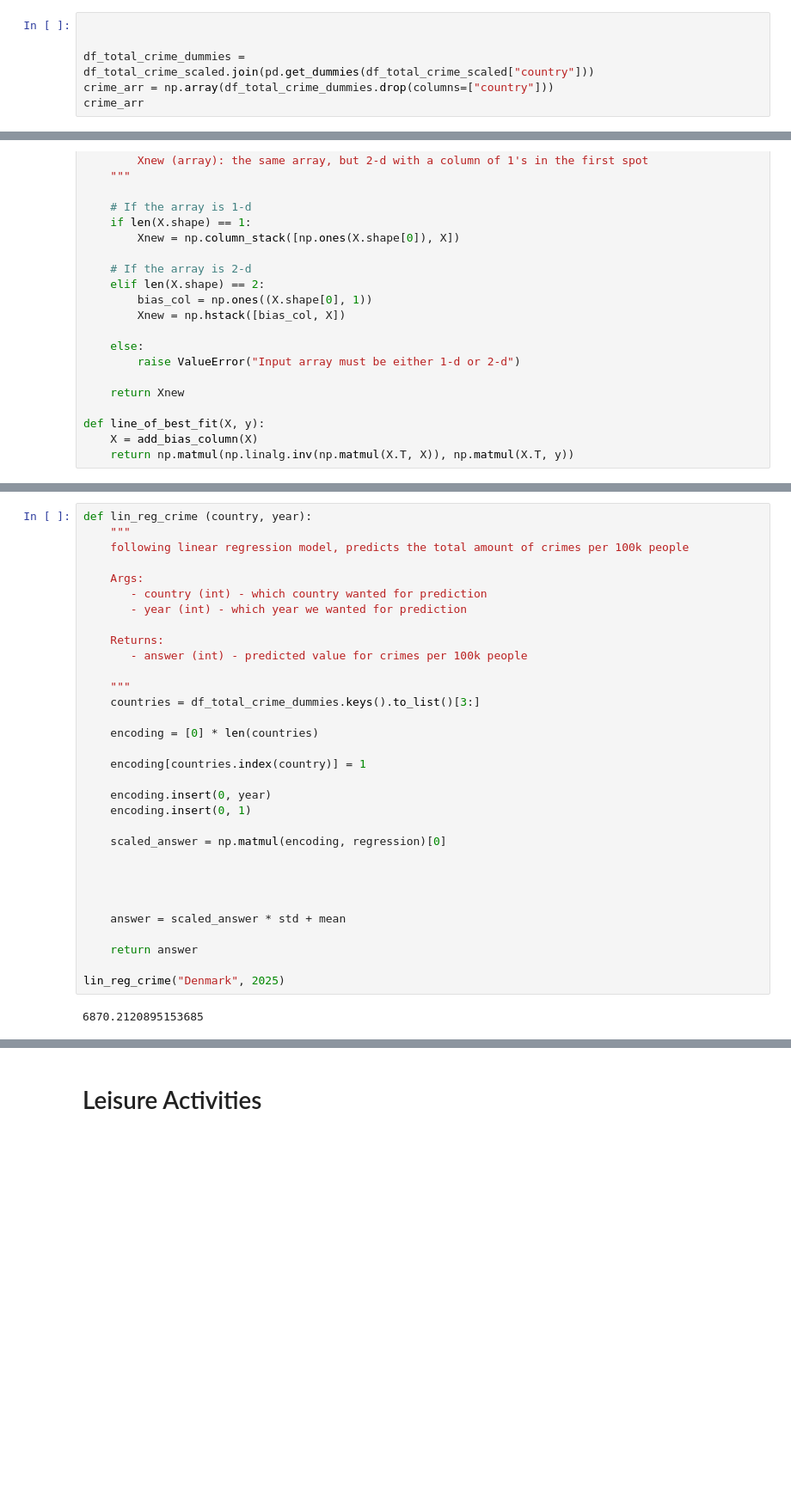
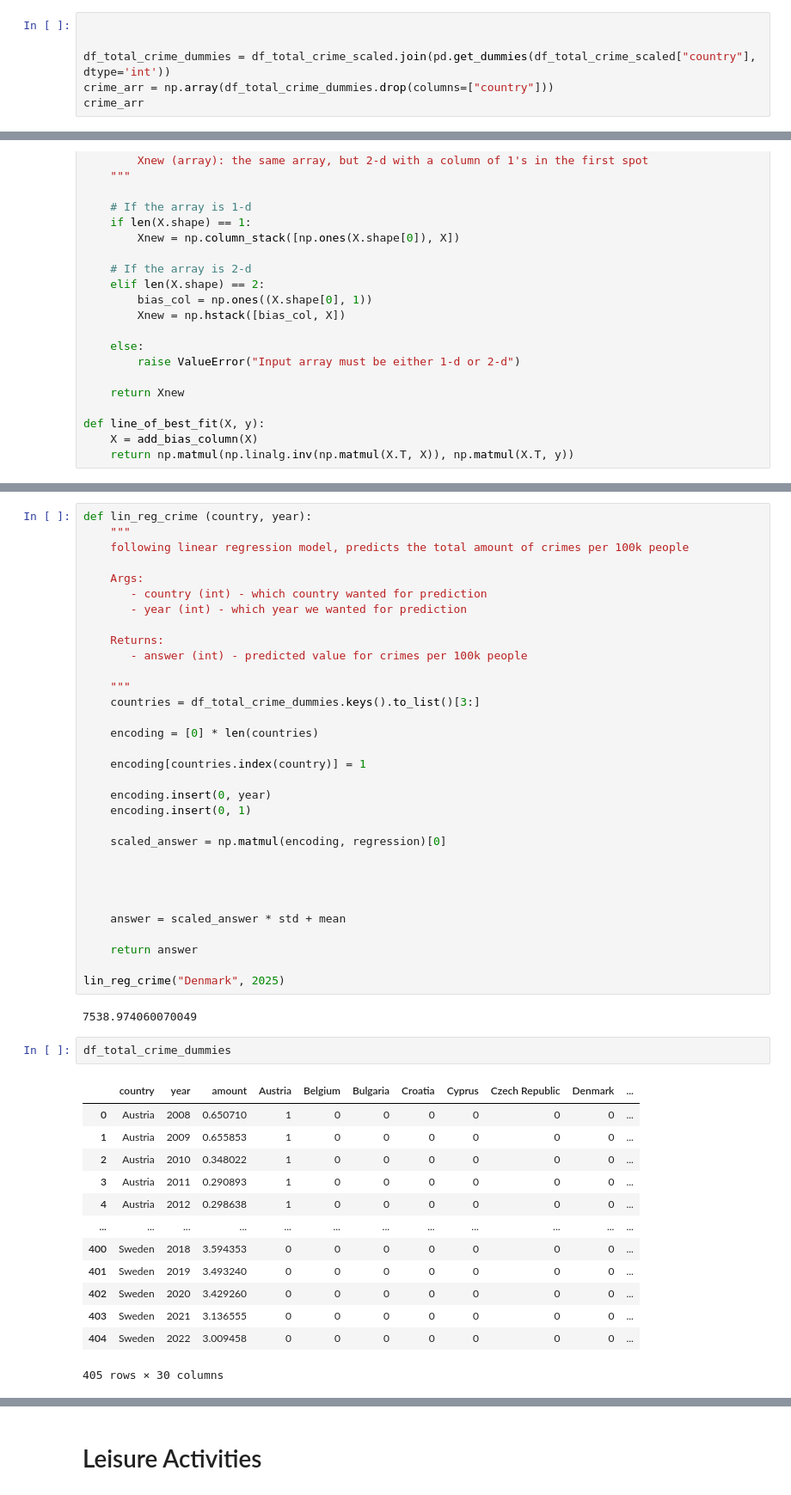
Before and after one commit to coyne1313/cs4973_project, a Jupyter notebook: Data Exploration/eurostat_data.ipynb, the cells around one changed output, grey strips where cells are left out. Shown at 86% size. Drawn from its saved outputs; the diff is of its cells as text; blank space fills up the shorter version.

```diff
--- a/Data Exploration/eurostat_data.ipynb
+++ b/Data Exploration/eurostat_data.ipynb
@@ -287,7 +289,7 @@ px.scatter(df_total_crime_scaled, x="year", y="amount", color="country")
 # %%
 
 
-df_total_crime_dummies = df_total_crime_scaled.join(pd.get_dummies(df_total_crime_scaled["country"]))
+df_total_crime_dummies = df_total_crime_scaled.join(pd.get_dummies(df_total_crime_scaled["country"], dtype='int'))
 crime_arr = np.array(df_total_crime_dummies.drop(columns=["country"]))
 crime_arr
 # %% [output]
@@ -382,4 +403,20 @@ def lin_reg_crime (country, year):
 
 lin_reg_crime("Denmark", 2025)
 # %% [output]
-6870.2120895153685
+7538.974060070049
+# %%
+df_total_crime_dummies
+# %% [output]
+|  | country | year | amount | Austria | Belgium | Bulgaria | Croatia | Cyprus | Czech Republic | Denmark | ... |
+| 0 | Austria | 2008 | 0.650710 | 1 | 0 | 0 | 0 | 0 | 0 | 0 | ... |
+| 1 | Austria | 2009 | 0.655853 | 1 | 0 | 0 | 0 | 0 | 0 | 0 | ... |
+| 2 | Austria | 2010 | 0.348022 | 1 | 0 | 0 | 0 | 0 | 0 | 0 | ... |
+| 3 | Austria | 2011 | 0.290893 | 1 | 0 | 0 | 0 | 0 | 0 | 0 | ... |
+| 4 | Austria | 2012 | 0.298638 | 1 | 0 | 0 | 0 | 0 | 0 | 0 | ... |
+| ... | ... | ... | ... | ... | ... | ... | ... | ... | ... | ... | ... |
+| 400 | Sweden | 2018 | 3.594353 | 0 | 0 | 0 | 0 | 0 | 0 | 0 | ... |
+| 401 | Sweden | 2019 | 3.493240 | 0 | 0 | 0 | 0 | 0 | 0 | 0 | ... |
+| 402 | Sweden | 2020 | 3.429260 | 0 | 0 | 0 | 0 | 0 | 0 | 0 | ... |
+| 403 | Sweden | 2021 | 3.136555 | 0 | 0 | 0 | 0 | 0 | 0 | 0 | ... |
+| 404 | Sweden | 2022 | 3.009458 | 0 | 0 | 0 | 0 | 0 | 0 | 0 | ... |
+405 rows × 30 columns
```
Also changed, not shown: parts of 8 cells of this notebook, 2 other files.
